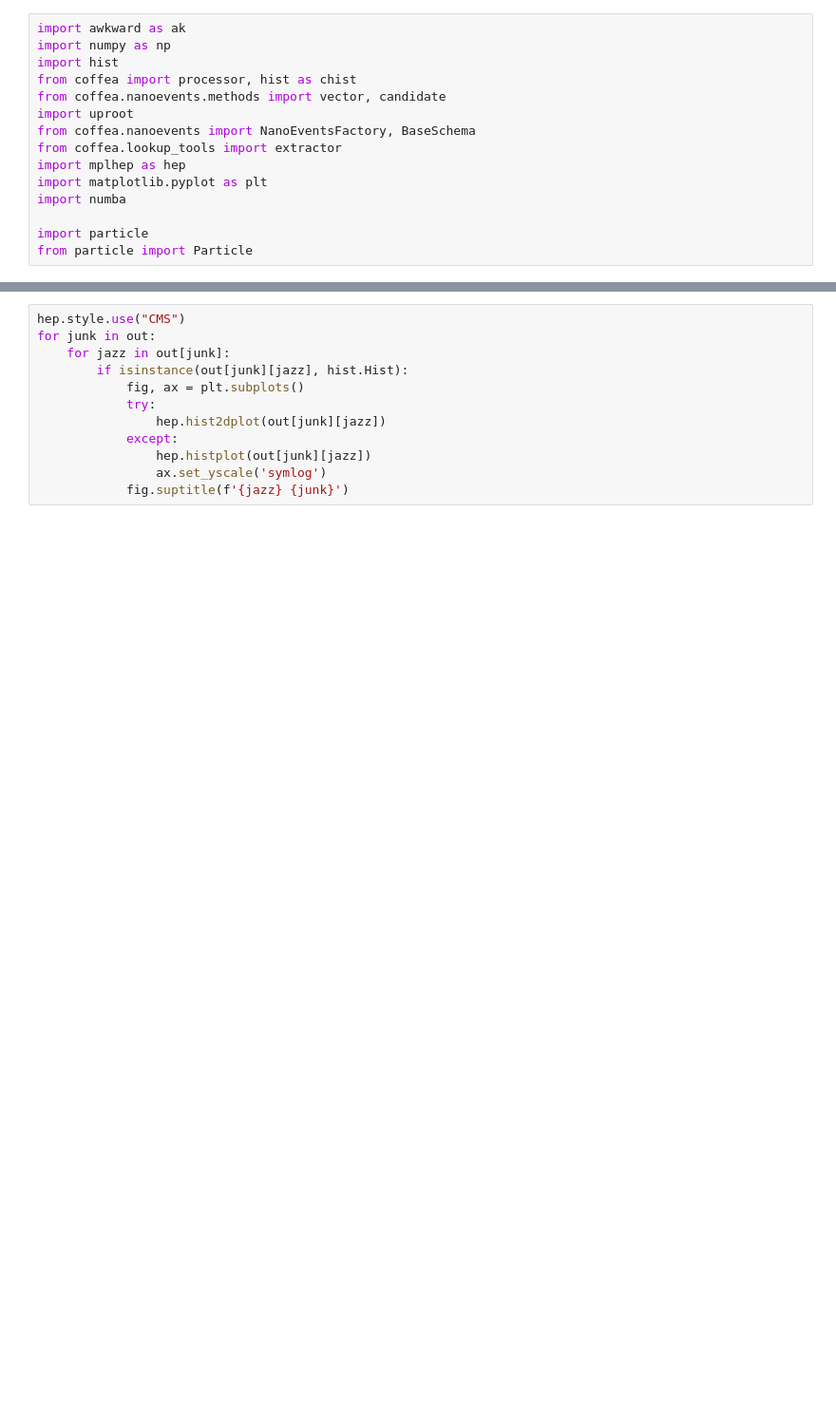
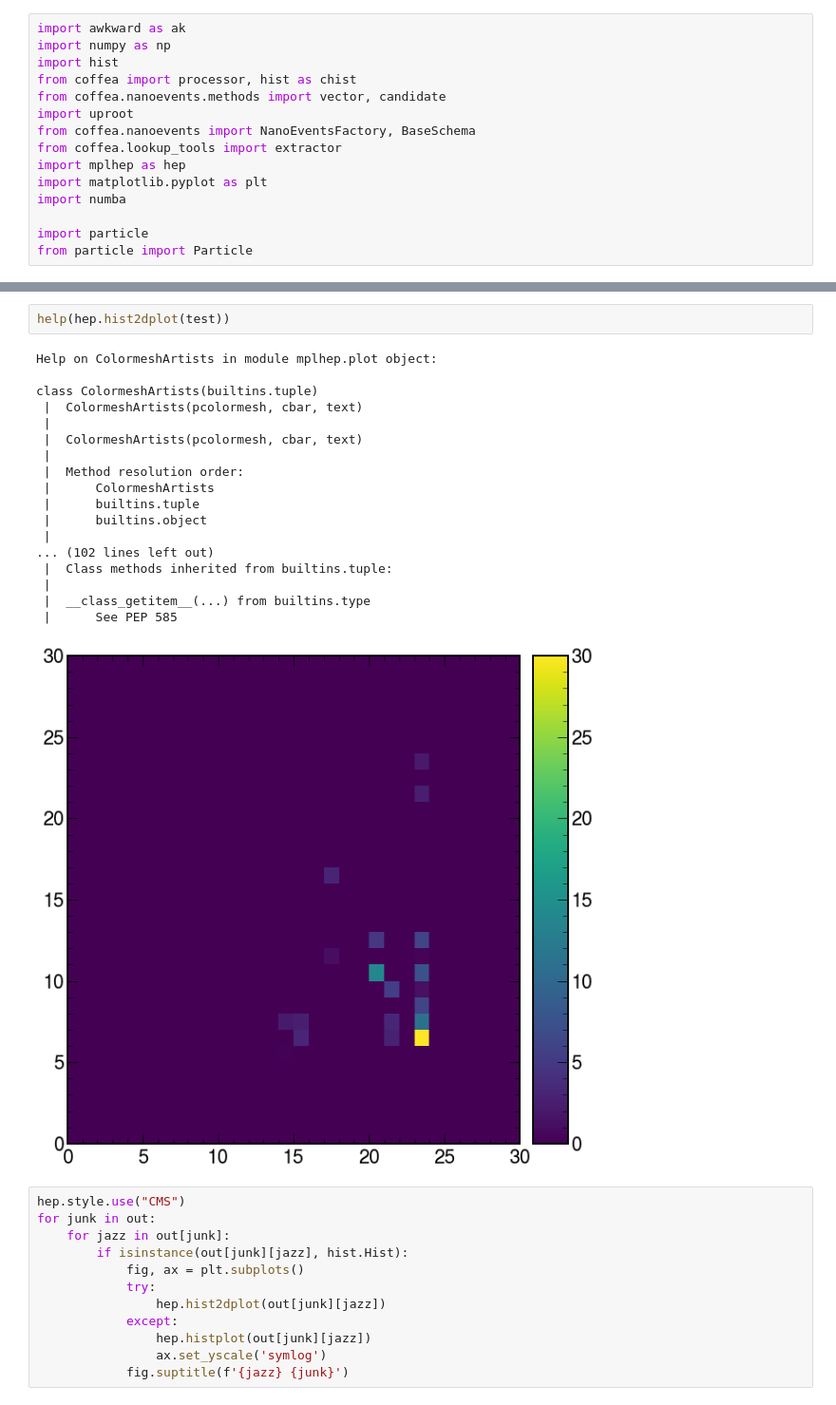
Before and after one commit to AnthonyAportela/LLPs, a Jupyter notebook: notebooks/Bplus/ntuple_processor.ipynb, the cells around one changed output, grey strips where cells are left out. Shown at 95% size. Drawn from its saved outputs; the diff is of its cells as text; blank space fills up the shorter version.

```diff
--- a/notebooks/Bplus/ntuple_processor.ipynb
+++ b/notebooks/Bplus/ntuple_processor.ipynb
@@ -299,3 +344,24 @@ plt.show()
+# %%
+help(hep.hist2dplot(test))
+# %% [output]
+Help on ColormeshArtists in module mplhep.plot object:
+
+class ColormeshArtists(builtins.tuple)
+ |  ColormeshArtists(pcolormesh, cbar, text)
+ |
+ |  ColormeshArtists(pcolormesh, cbar, text)
+ |
+ |  Method resolution order:
+ |      ColormeshArtists
+ |      builtins.tuple
+ |      builtins.object
+ |
+... (102 lines left out)
+ |  Class methods inherited from builtins.tuple:
+ |
+ |  __class_getitem__(...) from builtins.type
+ |      See PEP 585
+[figure, added]
 # %%
 hep.style.use("CMS")
 for junk in out:
```
Also changed, not shown: parts of 10 cells of this notebook.
